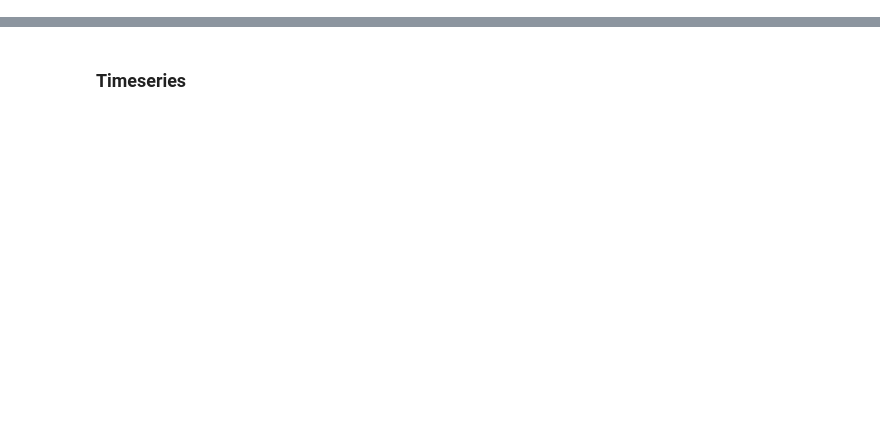
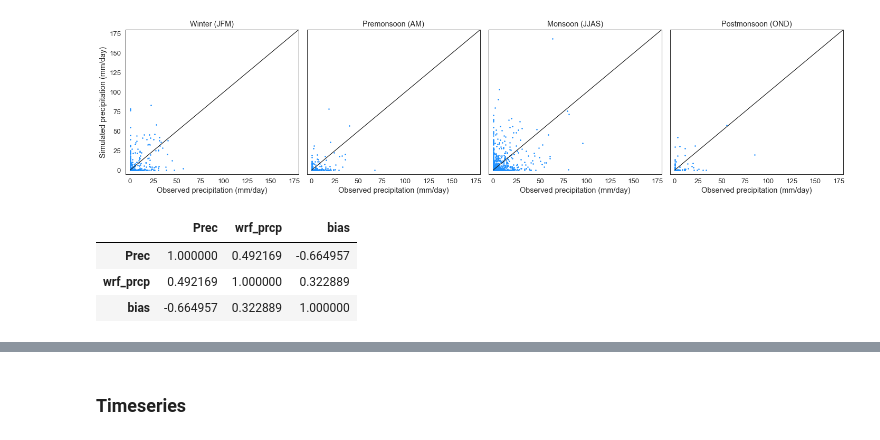
Before and after one commit to mgironamata/upper-indus-prec-bc, a Jupyter notebook: figures-correlation.ipynb, the cells around one changed output, grey strips where cells are left out. Cells and saved outputs as stored; diff of their text form; code cells hidden in the pictures; blank space fills up the shorter version.

```diff
--- a/figures-correlation.ipynb
+++ b/figures-correlation.ipynb
@@ -22,0 +55,38 @@ Length of clipped dataframe: 196997
+# %%
+sns.set_theme(context='paper', style='white', font_scale=1.5)
+fig, axes = plt.subplots(1,4, figsize=(20,5))
+
+s = st['Station'].unique()[np.random.randint(len(st['Station'].unique()))]
+s = 'Banjar'
+
+for i, ax in enumerate(axes.flatten()):
+
+    df = st[(st['season']==seasons[i]) & (st['Station']==s)].copy()
+
+    x = df['Prec'].values
+    y = df['wrf_prcp'].values
+
+    z = max(max(x),max(y))
+
+    ax.scatter(x,y,s=3,color='dodgerblue')
+    ax.plot([0,1000],[0,1000],'k')
+    ax.set_xlabel('Observed precipitation (mm/day)')
+    ax.set_ylabel('Simulated precipitation (mm/day)') if i==0 else None
+
+    ax.set_xlim(-5,180)
+    ax.set_ylim(-5,180)
+
+    ax.set_yticklabels([]) if i!=0 else None
+    ax.set_title(f'{seasons[i]}')
+
+plt.tight_layout()
+plt.savefig(f'figures/seaonsal-pairwise-correspondece-in-{s}', dpi=300)
+plt.show()
+
+df[['Prec','wrf_prcp','bias']].corr()
+# %% [output]
+[figure, added]
+|  | Prec | wrf_prcp | bias |
+| Prec | 1.000000 | 0.492169 | -0.664957 |
+| wrf_prcp | 0.492169 | 1.000000 | 0.322889 |
+| bias | -0.664957 | 0.322889 | 1.000000 |
```
Also changed, not shown: parts of 44 cells of this notebook, 47 other files.
